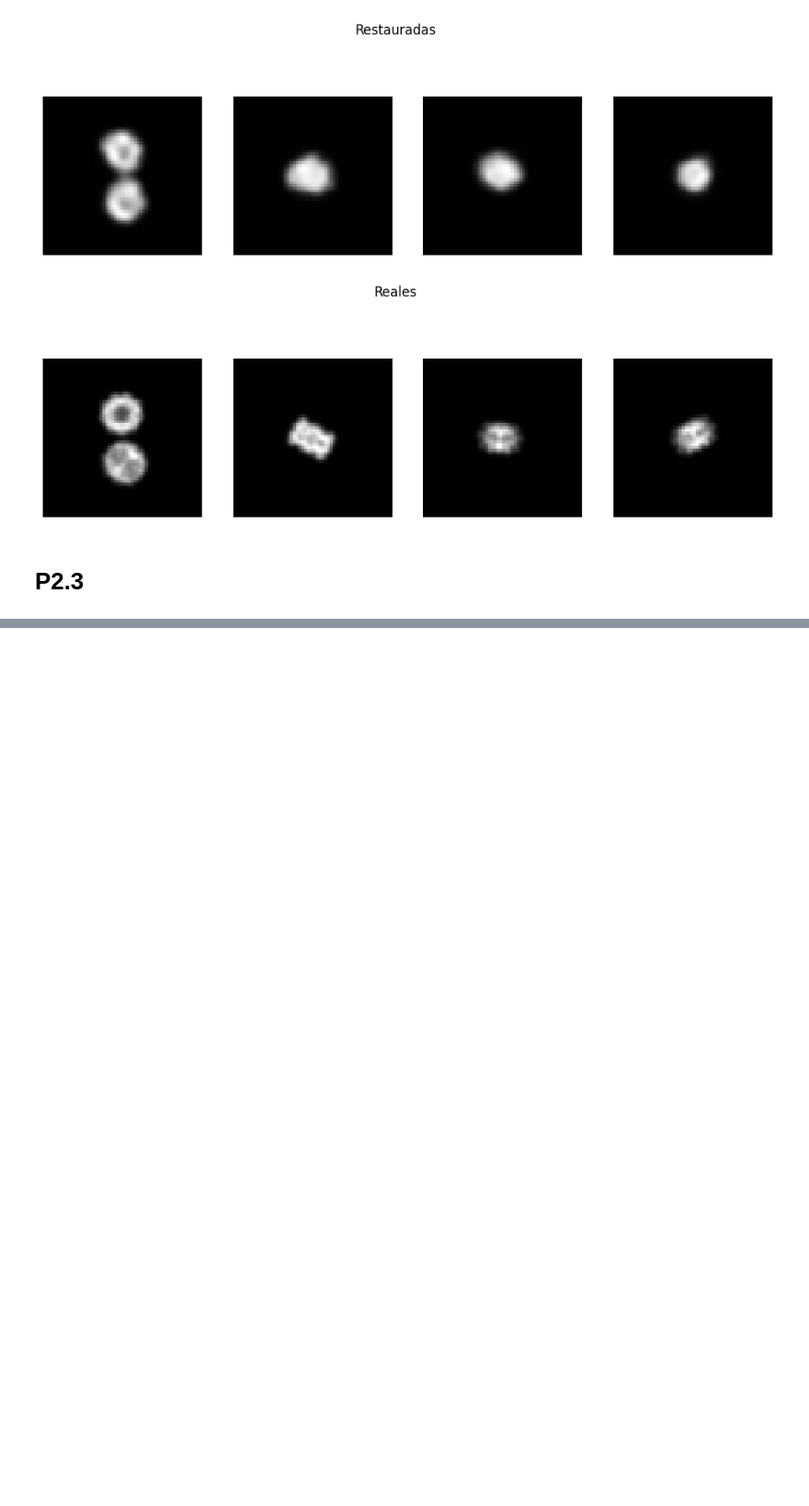
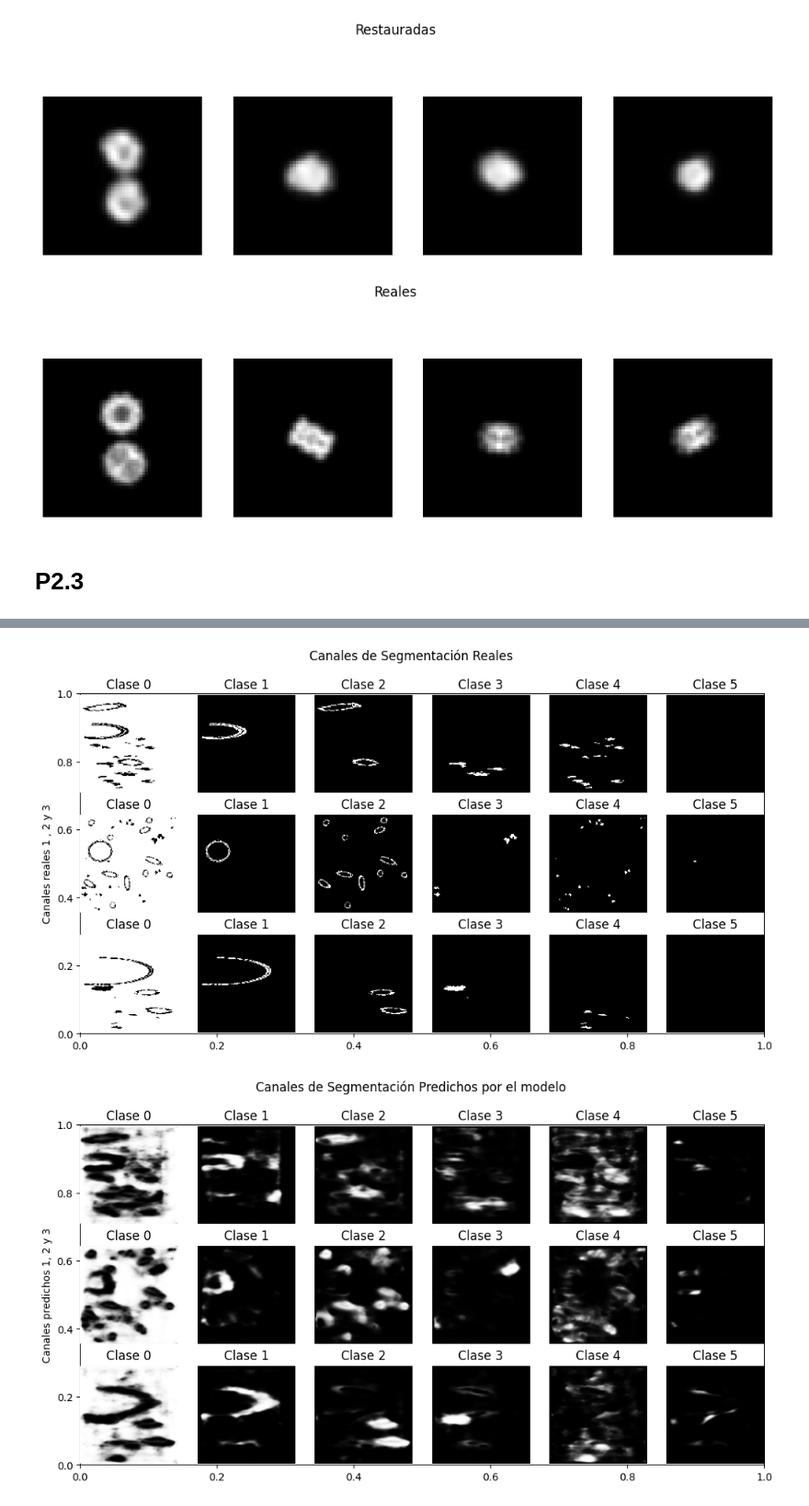
Before and after one commit to rubengilmartinez/DL-Lab, a Jupyter notebook: ENTREGABLES/Entregable2_DL_RGM.ipynb, the cells around one changed output, grey strips where cells are left out. Shown at 92% size. Cells and saved outputs as stored; diff of their text form; code cells hidden in the pictures; blank space fills up the shorter version.

```diff
--- a/ENTREGABLES/Entregable2_DL_RGM.ipynb
+++ b/ENTREGABLES/Entregable2_DL_RGM.ipynb
@@ -698,0 +1249,9 @@ for i in range(4):
+# %%
+# Visualizar los canales de segmentación reales
+plot_segmentation_channels(segmented_tensors[:3], 'Canales de Segmentación Reales', 'Canales reales 1 , 2 y 3')
+
+# Visualizar los canales de la segmentación predicha
+plot_segmentation_channels(predicted_tensor[:3], 'Canales de Segmentación Predichos por el modelo', 'Canales predichos 1, 2 y 3')
+# %% [output]
+[figure, added]
+[figure, added]
```
Also changed, not shown: parts of 40 cells of this notebook, 1 other file.
